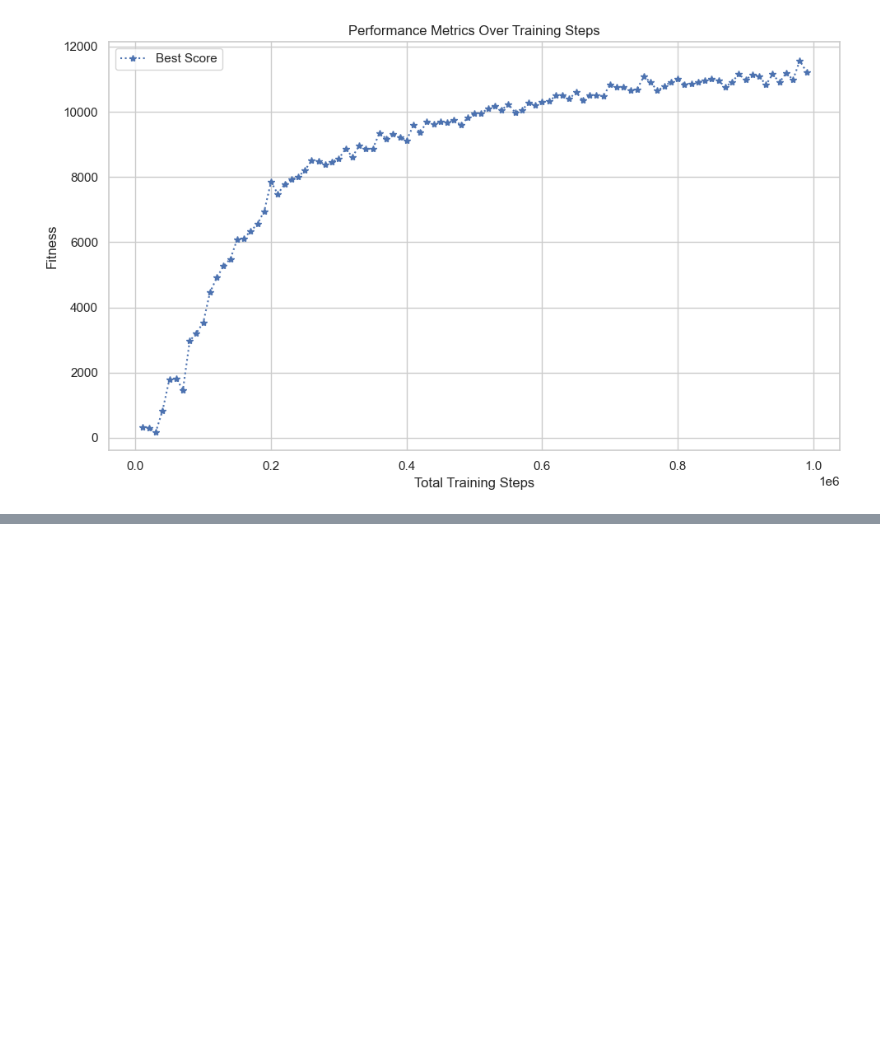
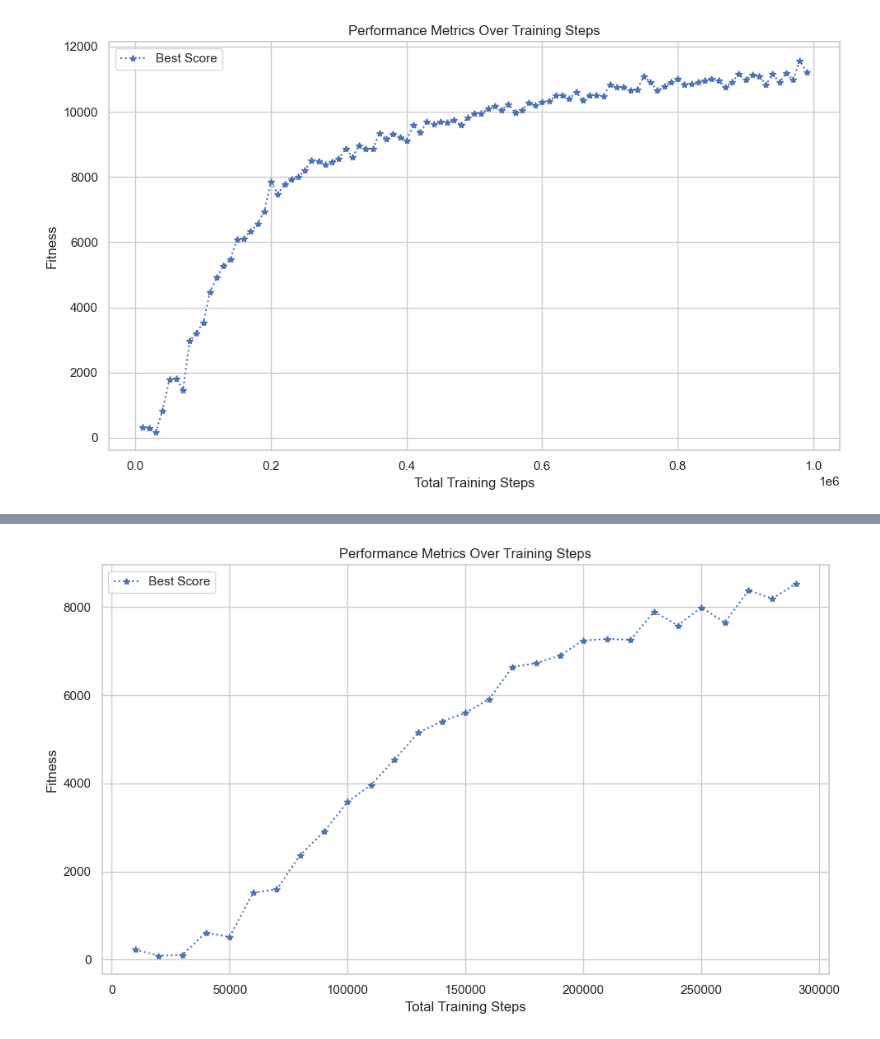
Before and after one commit to pweglik/stochastic-systems, a Jupyter notebook: CEM-RL/read_logs.ipynb, the cells around one changed output, grey strips where cells are left out. Drawn from its saved outputs; the diff is of its cells as text; code cells hidden in the pictures; blank space fills up the shorter version.

```diff
--- a/CEM-RL/read_logs.ipynb
+++ b/CEM-RL/read_logs.ipynb
@@ -40,0 +47,6 @@ plotting(data)
+# %%
+#300k iters, tournament selection - evolution stategy
+data = pd.read_pickle("./results_evo/HalfCheetah-v4-run5/log.pkl")
+plotting(data)
+# %% [output]
+[figure, added]
```
Also changed, not shown: parts of 2 cells of this notebook.
